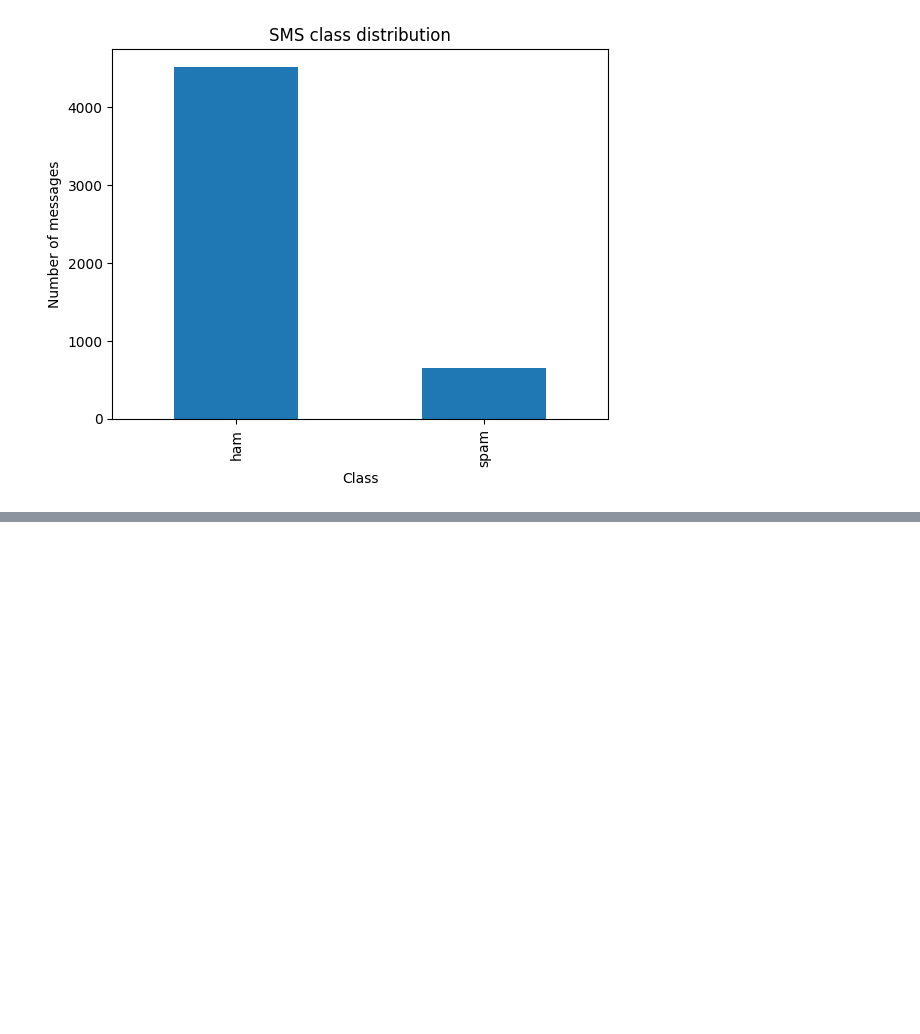
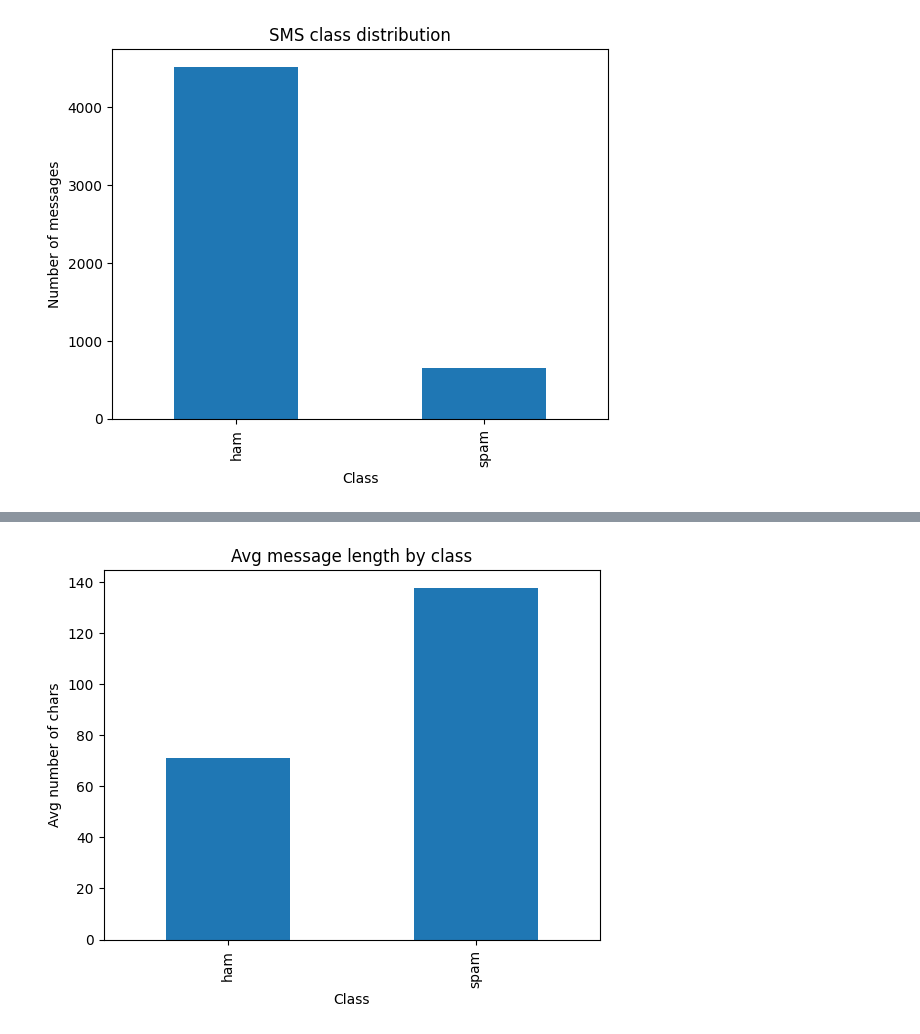
Before and after one commit to amnajem/DS483Project, a Jupyter notebook: DS483Project.ipynb, the cells around one changed output, grey strips where cells are left out. Saved outputs shown, nothing was run; the diff lists cells and outputs as text; code cells hidden in the pictures; blank space fills up the shorter version.

Commit message:
messages analysis

```diff
--- a/DS483Project.ipynb
+++ b/DS483Project.ipynb
@@ -61,3 +61,6 @@ plt.ylabel('Number of messages')
 plt.show()
 # %% [output]
 [figure]
+# %%
+df['message_length'] = df['message'].str.len()
+df[['label', 'message_length']].head()
@@ -63,0 +83,9 @@ plt.show()
+# %%
+df.groupby('label')['message_length'].mean().plot(kind='bar')
+
+plt.title('Avg message length by class')
+plt.xlabel('Class')
+plt.ylabel('Avg number of chars')
+plt.show()
+# %% [output]
+[figure, added]
```
Also changed, not shown: parts of 7 cells of this notebook.
